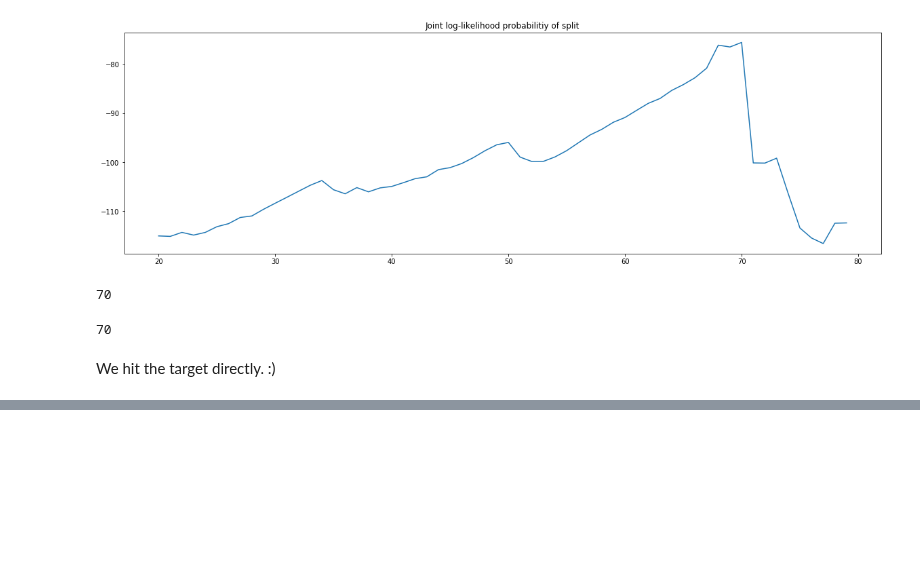
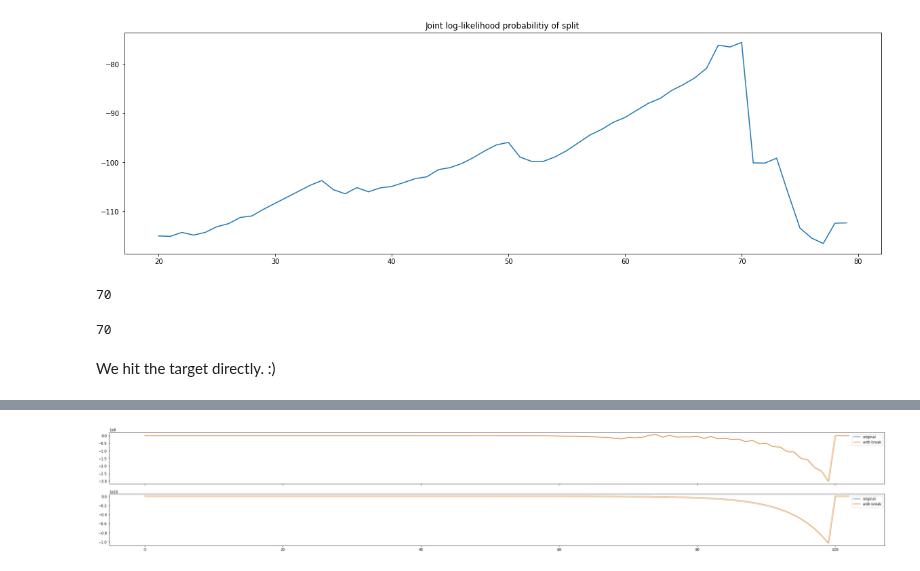
Before and after one commit to NowanIlfideme/masters_switching_models, a Jupyter notebook: notebooks/known_model_break.ipynb, the cells around one changed output, grey strips where cells are left out. Saved outputs shown, nothing was run; the diff lists cells and outputs as text; code cells hidden in the pictures; blank space fills up the shorter version.

```diff
--- a/notebooks/known_model_break.ipynb
+++ b/notebooks/known_model_break.ipynb
@@ -110,3 +110,7 @@ break_T
 70
 # %% [markdown]
 We hit the target directly. :)
+# %%
+var1 = VARXGenerator.random_model(n=2, m=0, p_max=3, p_portion=1, random_state=12)
+display(var1.coef_ar_df)
+display(var1.covariance)
@@ -112,0 +129,4 @@ We hit the target directly. :)
+# %%
+var2 = VARXGenerator.random_model(n=2, m=0, p_max=3, p_portion=1, random_state=15)
+display(var2.coef_ar_df)
+display(var2.covariance)
@@ -112,0 +145,16 @@ We hit the target directly. :)
+# %%
+break_T = 70
+z1 = var1.generate(100)
+z2_end = var2.generate(len(y1) - break_T, initial_values=z1.iloc[break_T - len(var2.coef_ar_df): break_T])
+z2 = pd.concat([z1.iloc[:break_T], z2_end], axis='rows').reset_index(drop=True)
+
+_N = len(var1.endogenous)
+fig, ax = plt.subplots(_N, 1, sharex=True, figsize=(20*_N, 6))
+for i, v in enumerate(var1.endogenous.values):
+    pd.DataFrame({
+        'original': z1[v],
+        'with break': z2[v],
+    }).plot(ax=ax[i])
+fig;
+# %% [output]
+[figure, added]
```
Also changed, not shown: parts of 3 cells of this notebook.
